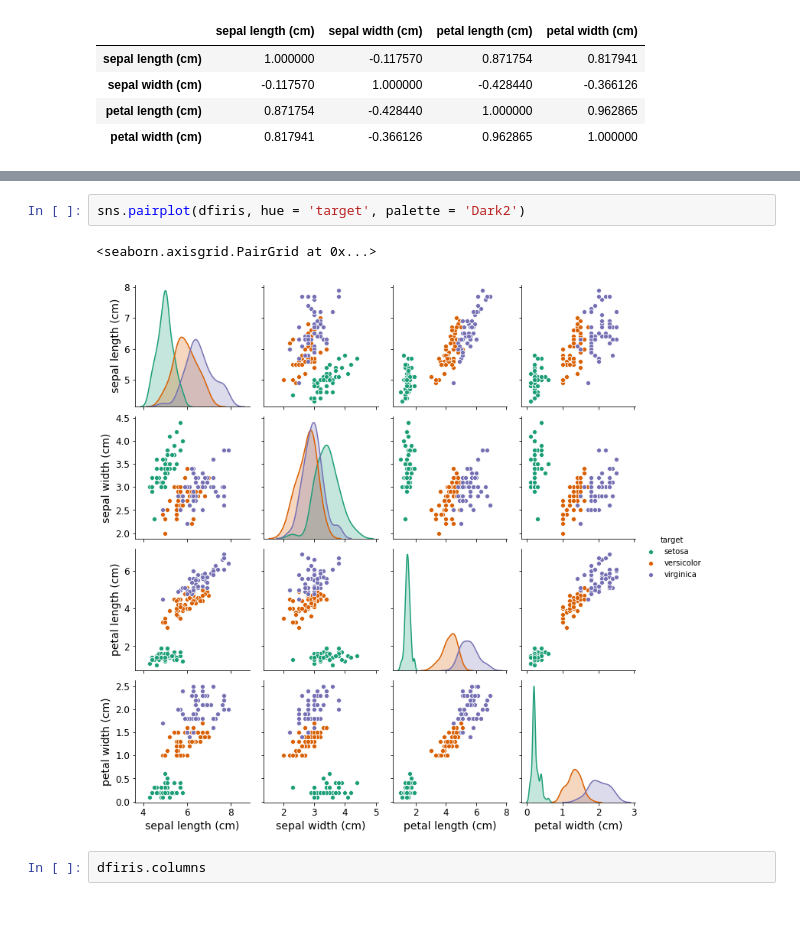
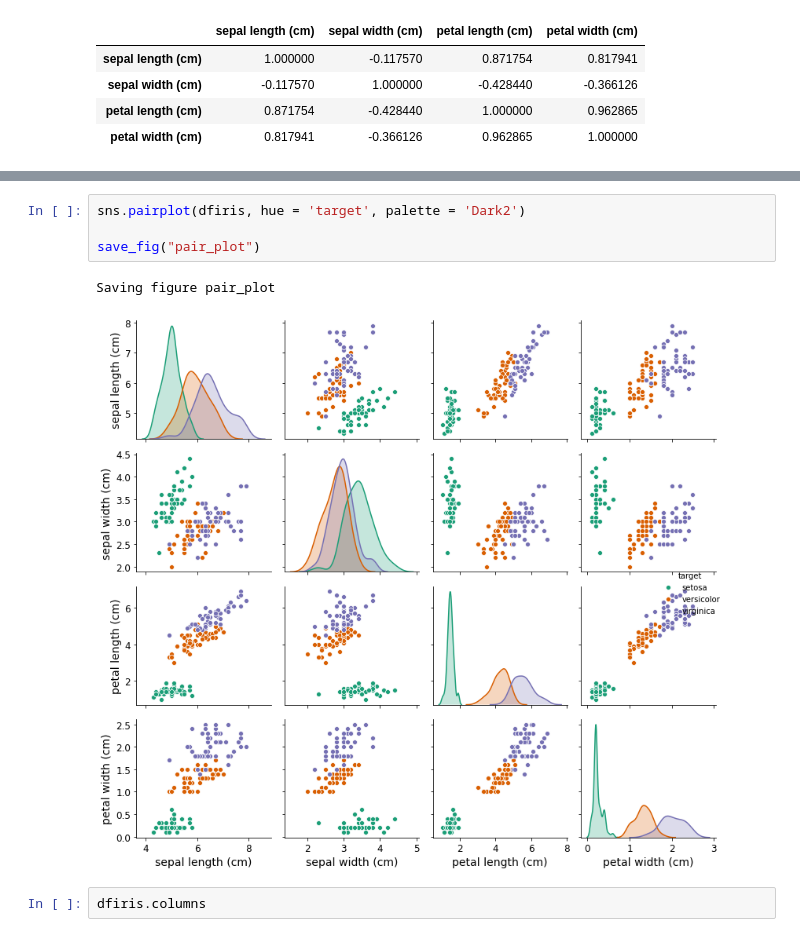
Before and after one commit to dhimantj/ML-Projects, a Jupyter notebook: 3_SUPPORT VECTOR MACHINES/SVM - Iris Data .ipynb, the cells around one changed output, grey strips where cells are left out. Saved outputs shown, nothing was run; the diff lists cells and outputs as text.

```diff
--- a/3_SUPPORT VECTOR MACHINES/SVM - Iris Data .ipynb
+++ b/3_SUPPORT VECTOR MACHINES/SVM - Iris Data .ipynb
@@ -213,8 +223,10 @@ dfiris.corr()
 # %%
 sns.pairplot(dfiris, hue = 'target', palette = 'Dark2')
+
+save_fig("pair_plot")
 # %% [output]
-<seaborn.axisgrid.PairGrid at 0x...>
+Saving figure pair_plot
-[figure, old version]
+[figure, new version]
 # %%
 dfiris.columns
 # %% [output]
```
Also changed, not shown: parts of 40 cells of this notebook, 7 other files.
